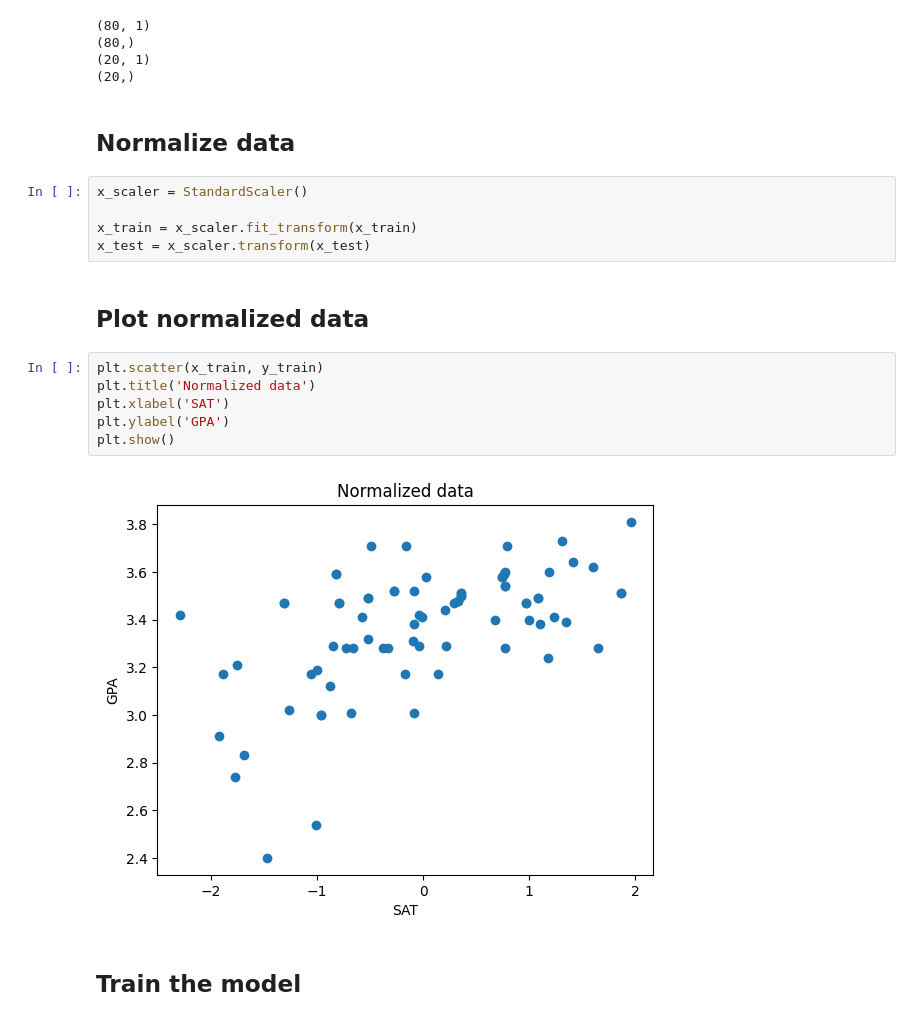
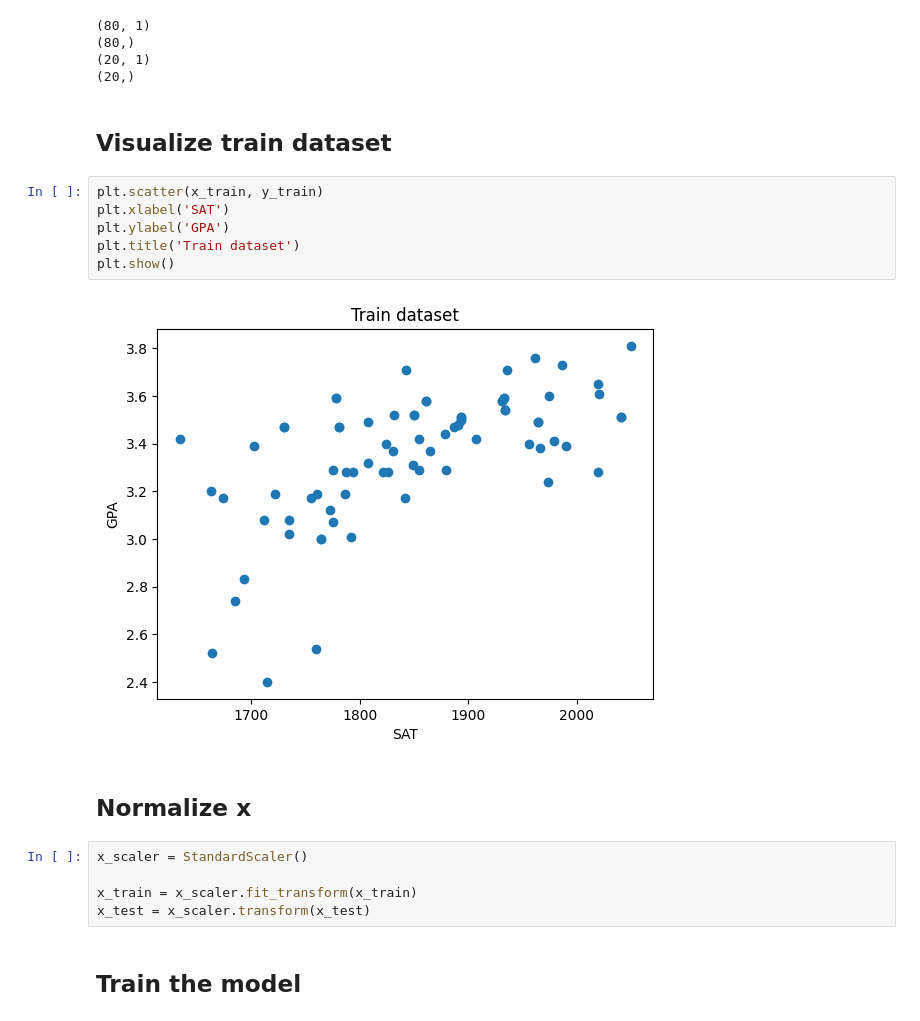
Before and after one commit to Sirius912/Machine_Learning, a Jupyter notebook: Simple_Linear_Regression/Simple_Linear_Regression.ipynb, the cells around one changed output. Drawn from its saved outputs; the diff is of its cells as text.

```diff
--- a/Simple_Linear_Regression/Simple_Linear_Regression.ipynb
+++ b/Simple_Linear_Regression/Simple_Linear_Regression.ipynb
@@ -56,23 +47,23 @@ print(y_test.shape)
 (80,)
 (20, 1)
 (20,)
+# %% [markdown]
+## Visualize train dataset
+# %%
+plt.scatter(x_train, y_train)
+plt.xlabel('SAT')
+plt.ylabel('GPA')
+plt.title('Train dataset')
+plt.show()
+# %% [output]
+[figure, added]
 # %% [markdown]
-## Normalize data
+## Normalize x
 # %%
 x_scaler = StandardScaler()
 
 x_train = x_scaler.fit_transform(x_train)
 x_test = x_scaler.transform(x_test)
-# %% [markdown]
-## Plot normalized data
-# %%
-plt.scatter(x_train, y_train)
-plt.title('Normalized data')
-plt.xlabel('SAT')
-plt.ylabel('GPA')
-plt.show()
-# %% [output]
-[figure, removed]
 # %% [markdown]
 ## Train the model
 # %%
```
Also changed, not shown: parts of 5 cells of this notebook.
